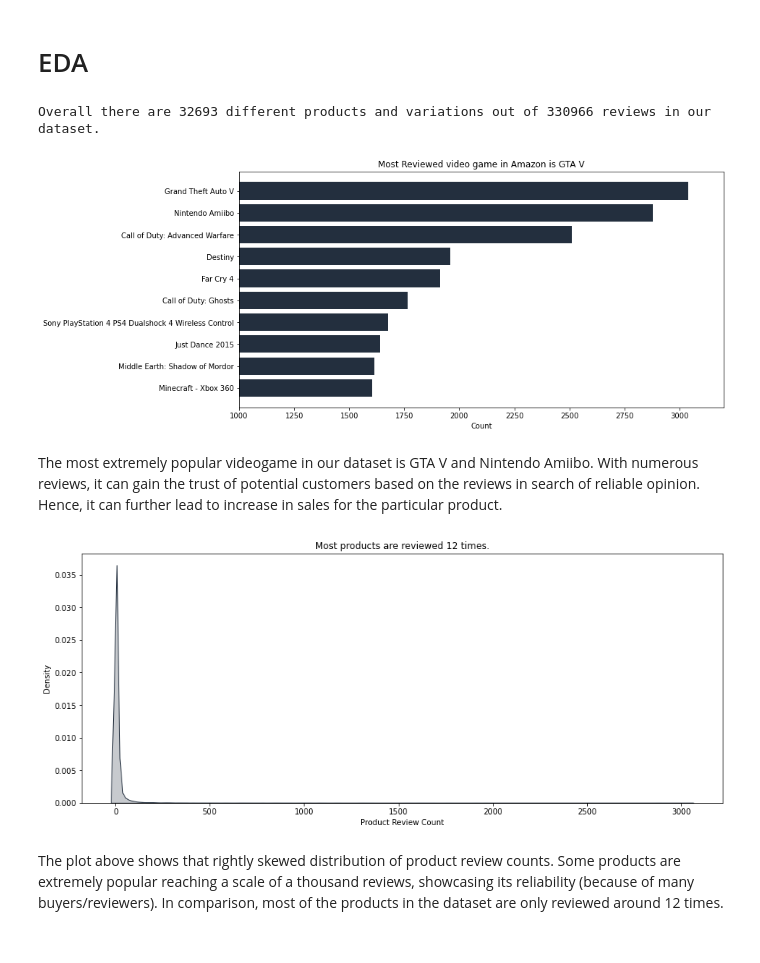
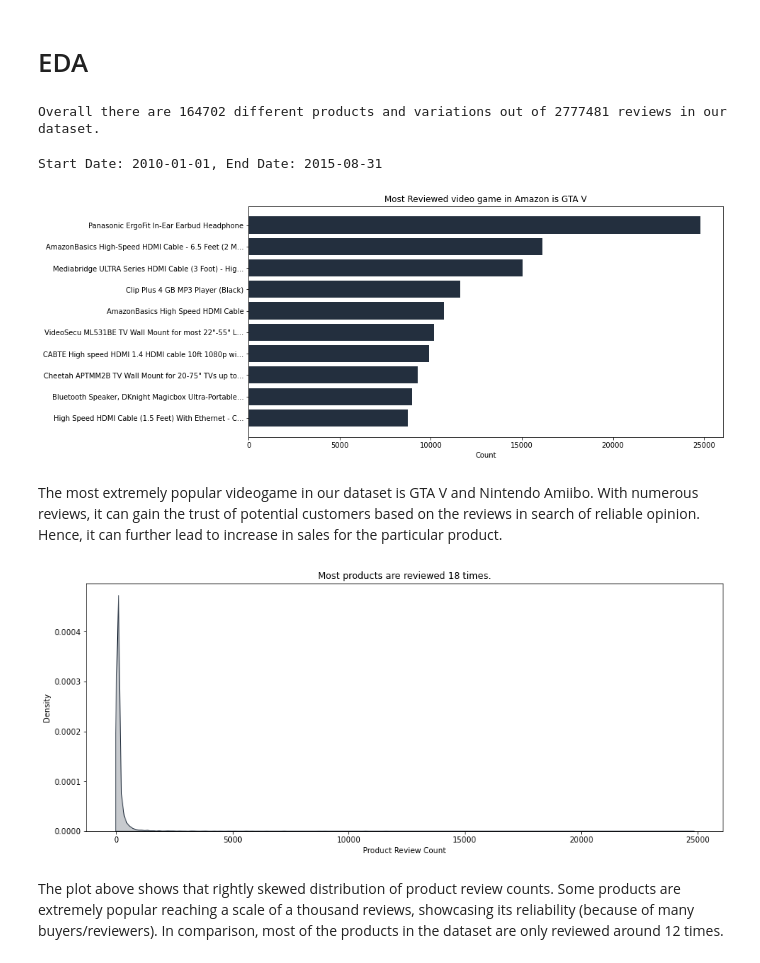
Before and after one commit to abeljoshua20/Amazon-Customer-Review-Network-Analysis, a Jupyter notebook: Final Project.ipynb, the cells around one changed output. Cells and saved outputs as stored; diff of their text form; code cells hidden in the pictures.

```diff
--- a/Final Project.ipynb
+++ b/Final Project.ipynb
@@ -81,5 +81,5 @@ df.to_csv('amazon_reviews_video_games.csv')
 # %%
-df = pd.read_csv('amazon_reviews_video_games.csv', index_col=0)
+df = pd.read_csv('amazon_reviews_electronics.csv', index_col=0)
 # %%
 df.head()
 # %% [output]
@@ -212,19 +213,26 @@ print(('Overall there are {} different products and variations out of {} '
        'reviews in our dataset.')
       .format(df.product_id.nunique(), df.shape[0]))
 # %% [output]
-Overall there are 32693 different products and variations out of 330966 reviews in our dataset.
+Overall there are 164702 different products and variations out of 2777481 reviews in our dataset.
+# %%
+date_scope = df.review_date.sort_values().iloc[[0, -1]].tolist()
+print('Start Date: {}, End Date: {}'.format(*date_scope))
+del date_scope
+# %% [output]
+Start Date: 2010-01-01, End Date: 2015-08-31
 # %%
 top10_prod = df.product_title.value_counts().head(10)
 top10_prod.sort_values(inplace=True)
 plt.figure(figsize=(12, 6))
 
-plt.barh(top10_prod.index, top10_prod)
+y = [f'{x[:50]}...' if len(x) > 50 else x for x in top10_prod.index]
+plt.barh(y, top10_prod)
 plt.title('Most Reviewed video game in Amazon is GTA V')
 plt.xlabel('Count')
-plt.xlim((1000, 3200))
+# plt.xlim((1000, 3200))
 plt.show()
 # %% [output]
-[figure, old version]
+[figure, new version]
 # %% [markdown]
 The most extremely popular videogame in our dataset is GTA V and Nintendo Amiibo. With numerous reviews, it can gain the trust of potential customers based on the reviews in search of reliable opinion. Hence, it can further lead to increase in sales for the particular product.
 # %%
@@ -235,7 +243,7 @@ plt.title(f'Most products are reviewed {int(prod_counts.mean())} times.')
 plt.xlabel('Product Review Count')
 plt.show()
 # %% [output]
-[figure, old version]
+[figure, new version]
 # %% [markdown]
 The plot above shows that rightly skewed distribution of product review counts. Some products are extremely popular reaching a scale of a thousand reviews, showcasing its reliability (because of many buyers/reviewers). In comparison, most of the products in the dataset are only reviewed around 12 times.
 # %%
```
Also changed, not shown: parts of 56 cells of this notebook.
